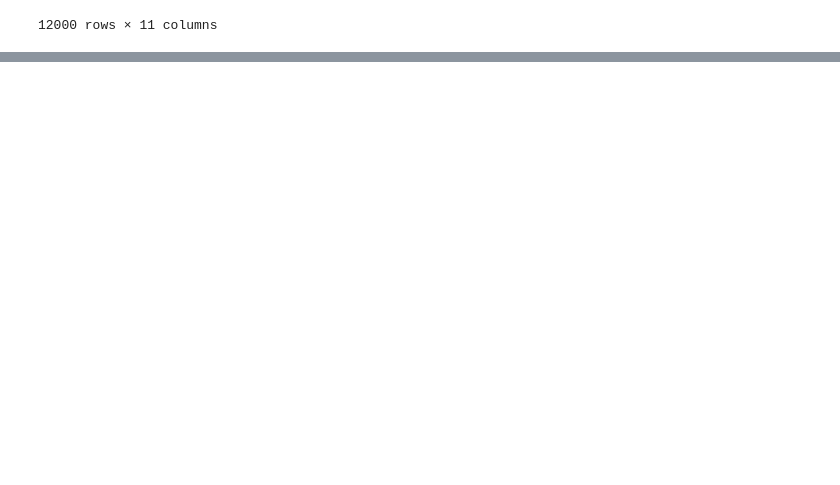
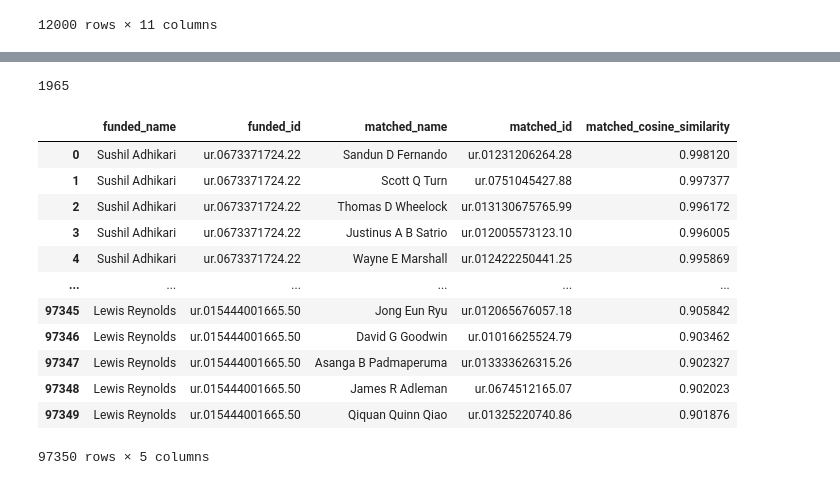
Before and after one commit to sciosci/sloan-lda-bib, a Jupyter notebook: researcher_lda_matching.ipynb, the cells around one changed output, grey strips where cells are left out. Saved outputs shown, nothing was run; the diff lists cells and outputs as text; code cells hidden in the pictures; blank space fills up the shorter version.

```diff
--- a/researcher_lda_matching.ipynb
+++ b/researcher_lda_matching.ipynb
@@ -452,0 +546,4 @@ pd.DataFrame(matching_dict).\
+# %%
+len(sampled_id)
+# %% [output]
+1965
@@ -452,0 +710,18 @@ pd.DataFrame(matching_dict).\
+# %%
+d68_10y = pd.read_csv('./data/matching_foa_researcher_1965_d68.csv')
+# %%
+d68_10y[['funded_name', 'funded_id', 'matched_name', 'matched_id', 'matched_cosine_similarity']]
+# %% [output]
+|  | funded_name | funded_id | matched_name | matched_id | matched_cosine_similarity |
+| 0 | Sushil Adhikari | ur.0673371724.22 | Sandun D Fernando | ur.01231206264.28 | 0.998120 |
+| 1 | Sushil Adhikari | ur.0673371724.22 | Scott Q Turn | ur.0751045427.88 | 0.997377 |
+| 2 | Sushil Adhikari | ur.0673371724.22 | Thomas D Wheelock | ur.013130675765.99 | 0.996172 |
+| 3 | Sushil Adhikari | ur.0673371724.22 | Justinus A B Satrio | ur.012005573123.10 | 0.996005 |
+| 4 | Sushil Adhikari | ur.0673371724.22 | Wayne E Marshall | ur.012422250441.25 | 0.995869 |
+| ... | ... | ... | ... | ... | ... |
+| 97345 | Lewis Reynolds | ur.015444001665.50 | Jong Eun Ryu | ur.012065676057.18 | 0.905842 |
+| 97346 | Lewis Reynolds | ur.015444001665.50 | David G Goodwin | ur.01016625524.79 | 0.903462 |
+| 97347 | Lewis Reynolds | ur.015444001665.50 | Asanga B Padmaperuma | ur.013333626315.26 | 0.902327 |
+| 97348 | Lewis Reynolds | ur.015444001665.50 | James R Adleman | ur.0674512165.07 | 0.902023 |
+| 97349 | Lewis Reynolds | ur.015444001665.50 | Qiquan Quinn Qiao | ur.01325220740.86 | 0.901876 |
+97350 rows × 5 columns
```
Also changed, not shown: parts of 16 cells of this notebook, 4 other files.
